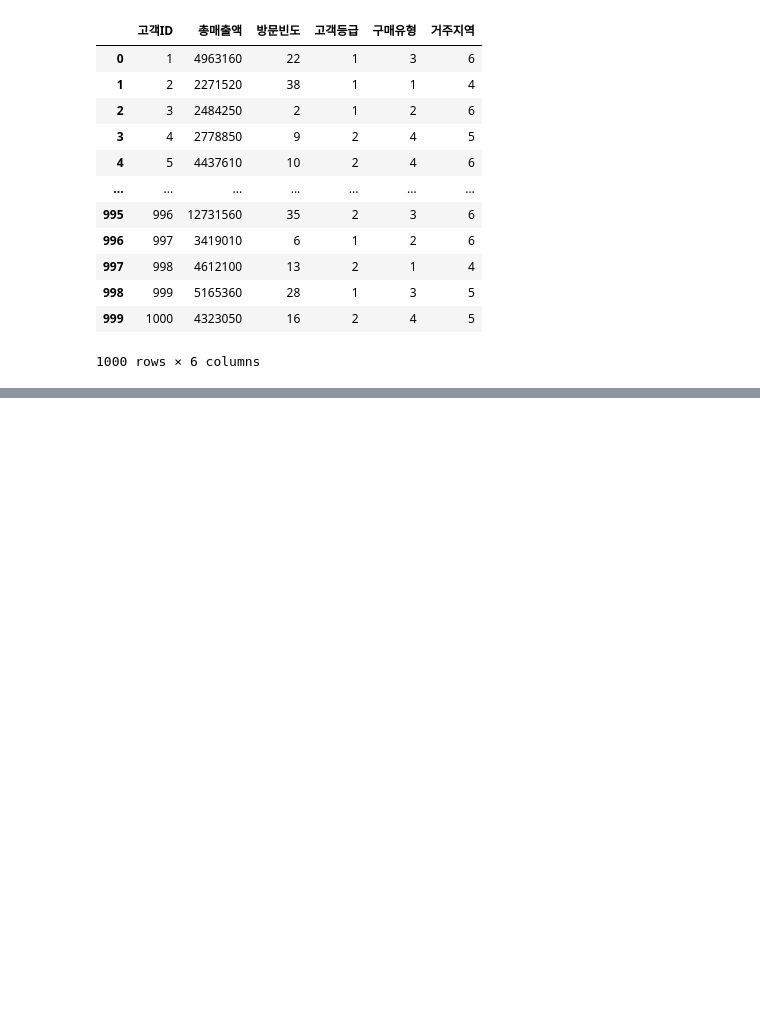
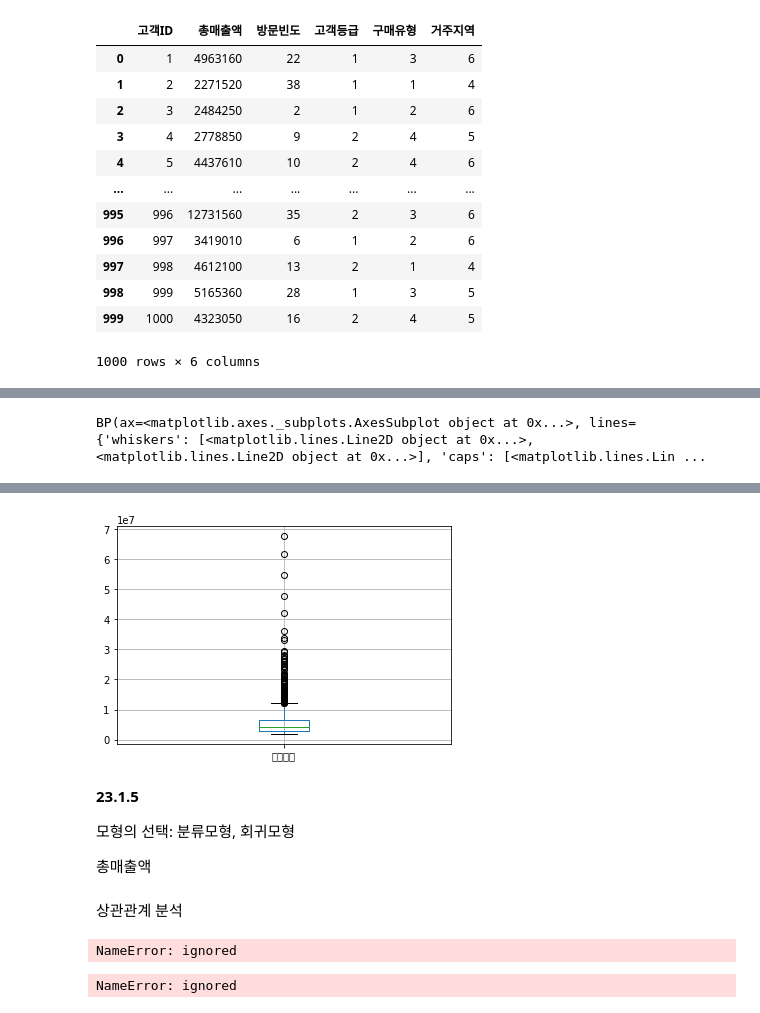
Before and after one commit to bigdatakang0000/START, a Jupyter notebook: 실습230103.ipynb, the cells around one changed output, grey strips where cells are left out. Saved outputs shown, nothing was run; the diff lists cells and outputs as text; code cells hidden in the pictures; blank space fills up the shorter version.

```diff
--- a/실습230103.ipynb
+++ b/실습230103.ipynb
@@ -499,0 +505,4 @@ x+y
+# %%
+import matplotlib.pyplot as plt
+
+plt.rc('font', family='NanumBarunGothic')
@@ -499,0 +520,3 @@ x+y
+# %%
+df = pd.read_csv("/content/drive/MyDrive/유비온/Ashopping.csv", encoding= "cp949") #encoding = "utf-8"
+df
@@ -499,0 +572,4 @@ x+y
+# %%
+pd.DataFrame(df["총매출액"]).boxplot(column = "총매출액", return_type = "both")
+# %% [output]
+BP(ax=<matplotlib.axes._subplots.AxesSubplot object at 0x...>, lines={'whiskers': [<matplotlib.lines.Line2D object at 0x...>, <matplotlib.lines.Line2D object at 0x...>], 'caps': [<matplotlib.lines.Lin ...
@@ -499,0 +577,11 @@ x+y
+[figure, added]
+# %% [markdown]
+**23.1.5**
+
+모형의 선택:
+분류모형,
+회귀모형
+
+총매출액
+# %% [markdown]
+ 상관관계 분석
@@ -499,0 +594,9 @@ x+y
+# %%
+df2.columns
+# %% [output]
+NameError: ignored
+# %%
+df1=df2[['총_매출액', '1회_평균매출액', '총_할인_금액']]
+df1.corr(method = "pearson")
+# %% [output]
+NameError: ignored
```
Also changed, not shown: parts of 16 cells of this notebook.
